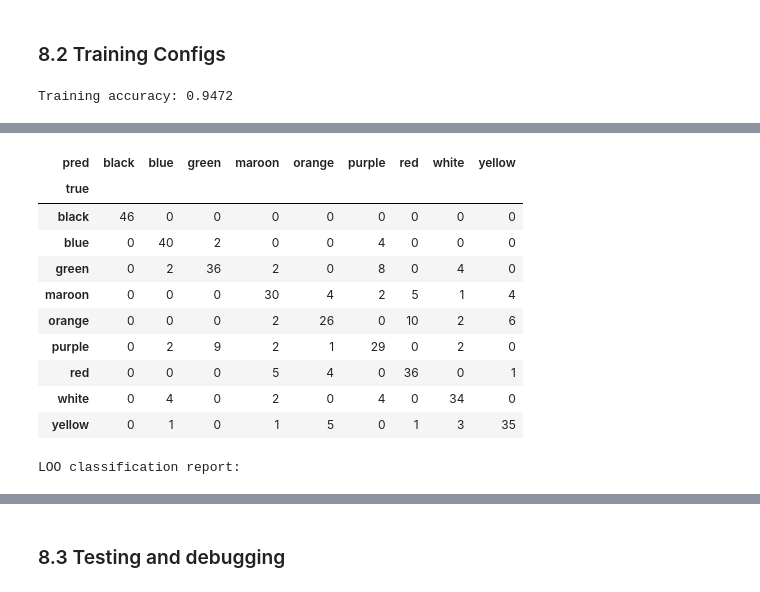
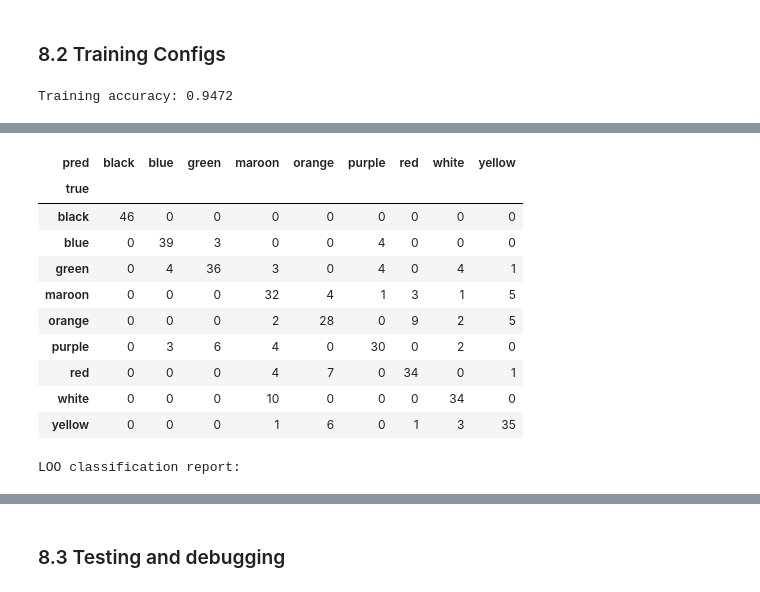
Before and after one commit to Alejandro-131004/Computer-Vision, a Jupyter notebook: assigment1.ipynb, the cells around one changed output, grey strips where cells are left out. Drawn from its saved outputs; the diff is of its cells as text; code cells hidden in the pictures.

```diff
--- a/assigment1.ipynb
+++ b/assigment1.ipynb
@@ -1721,7 +1721,7 @@ WHITE_RATIO_MIN_FOR_WHITE = 0.2
 WHITE_VP90_MIN = 205.0
 WHITE_S_MEDIAN_MAX = 170.0
 WHITE_BLACK_RATIO_MAX = 0.08
-KNN_K = 7
+KNN_K = 3
 
 
 # ============================================================
@@ -1956,9 +1956,13 @@ def apply_explicit_rules(row):
     colour_ratio = safe_float(row.get("colour_ratio"), 0.0)
 
     h_median = safe_float(row.get("h_median"), 0.0)
+    h_std = safe_float(row.get("h_std"), 0.0)
+
     v_median = safe_float(row.get("v_median"), 0.0)
     s_median = safe_float(row.get("s_median"), 0.0)
     v_p90 = safe_float(row.get("v_p90"), v_median)
+
+    ball_type = row.get("ball_type")
 
     if (
         black_ratio >= 0.12 and
@@ -1968,7 +1972,7 @@ def apply_explicit_rules(row):
         return "black"
 
     if (
-        row.get("ball_type") == "stripe" and
+        ball_type == "stripe" and
         0.20 <= white_ratio <= 0.27 and
         black_ratio <= 0.02 and
         colour_ratio >= 0.72 and
@@ -1984,8 +1988,78 @@ def apply_explicit_rules(row):
     ):
         return "white"
 
+
+
     return None
 
+def evaluate_loo_with_k(df_filtered, k):
+    preds = []
+    y_true = df_filtered["base_colour"].values
+
+    for i in range(len(df_filtered)):
+        row_test = df_filtered.iloc[i]
+
+        rule_pred = apply_explicit_rules(row_test)
+        if rule_pred is not None:
+            preds.append(rule_pred)
+            continue
+
+        train_df = df_filtered.drop(df_filtered.index[i]).reset_index(drop=True)
+
+        X_train = np.vstack(train_df.apply(build_feature_vector_from_row, axis=1).values)
+        y_train = train_df["base_colour"].values
+
+        feature_mean = X_train.mean(axis=0)
+        feature_std = X_train.std(axis=0)
+        feature_std[feature_std == 0] = 1.0
+
+        Xz_train = (X_train - feature_mean) / feature_std
+
+        x_test = build_feature_vector_from_row(row_test)
+        xz_test = (x_test - feature_mean) / feature_std
+
+        dists = np.linalg.norm(Xz_train - xz_test, axis=1)
+        nn_idx = np.argsort(dists)[:k]
+
+        votes = defaultdict(float)
+        for idx in nn_idx:
+            label = y_train[idx]
+            if label in ("white", "black"):
+                continue
+            votes[label] += 1.0 / max(dists[idx], 1e-6)
+
+        preds.append(max(votes, key=votes.get) if votes else "maroon")
+
+    preds = np.array(preds)
+    acc = np.mean(preds == y_true)
+
+    report = build_classification_report(y_true, preds)
+    macro_f1 = report.loc[report["class"] == "macro_avg", "f1_score"].iloc[0]
+    weighted_f1 = report.loc[report["class"] == "weighted_avg", "f1_score"].iloc[0]
+
+    return acc, macro_f1, weighted_f1
+
+def tune_k_values(k_values=(1, 3, 5, 7, 9, 11, 13)):
+    recompute_annotation_stats()
+    df = build_dataframe_from_annotations()
+    df_filtered = filter_dataframe(df)
+
+    rows = []
+    for k in k_values:
+        acc, macro_f1, weighted_f1 = evaluate_loo_with_k(df_filtered, k)
+        rows.append({
+            "k": k,
+            "loo_accuracy": acc,
+            "macro_f1": macro_f1,
+            "weighted_f1": weighted_f1,
+        })
+
+    results = pd.DataFrame(rows).sort_values(
+        ["macro_f1", "loo_accuracy"],
+        ascending=False
+    ).reset_index(drop=True)
+
+    return results
 
 def predict_base_colour_hierarchical_from_row(row, Xz_train, y_train, feature_mean, feature_std):
     rule_pred = apply_explicit_rules(row)
@@ -2188,14 +2262,14 @@ LOO accuracy: 0.7482
 | pred | black | blue | green | maroon | orange | purple | red | white | yellow |
 | true |  |  |  |  |  |  |  |  |  |
 | black | 46 | 0 | 0 | 0 | 0 | 0 | 0 | 0 | 0 |
-| blue | 0 | 40 | 2 | 0 | 0 | 4 | 0 | 0 | 0 |
-| green | 0 | 2 | 36 | 2 | 0 | 8 | 0 | 4 | 0 |
-| maroon | 0 | 0 | 0 | 30 | 4 | 2 | 5 | 1 | 4 |
-| orange | 0 | 0 | 0 | 2 | 26 | 0 | 10 | 2 | 6 |
-| purple | 0 | 2 | 9 | 2 | 1 | 29 | 0 | 2 | 0 |
-| red | 0 | 0 | 0 | 5 | 4 | 0 | 36 | 0 | 1 |
-| white | 0 | 4 | 0 | 2 | 0 | 4 | 0 | 34 | 0 |
-| yellow | 0 | 1 | 0 | 1 | 5 | 0 | 1 | 3 | 35 |
+| blue | 0 | 39 | 3 | 0 | 0 | 4 | 0 | 0 | 0 |
+| green | 0 | 4 | 36 | 3 | 0 | 4 | 0 | 4 | 1 |
+| maroon | 0 | 0 | 0 | 32 | 4 | 1 | 3 | 1 | 5 |
+| orange | 0 | 0 | 0 | 2 | 28 | 0 | 9 | 2 | 5 |
+| purple | 0 | 3 | 6 | 4 | 0 | 30 | 0 | 2 | 0 |
+| red | 0 | 0 | 0 | 4 | 7 | 0 | 34 | 0 | 1 |
+| white | 0 | 0 | 0 | 10 | 0 | 0 | 0 | 34 | 0 |
+| yellow | 0 | 0 | 0 | 1 | 6 | 0 | 1 | 3 | 35 |
 LOO classification report:
 |  | class | precision | recall | f1_score | support |
 | 0 | black | 1.0000 | 1.0000 | 1.0000 | 46 |
```
Also changed, not shown: parts of 2 cells of this notebook, 1 other file.
